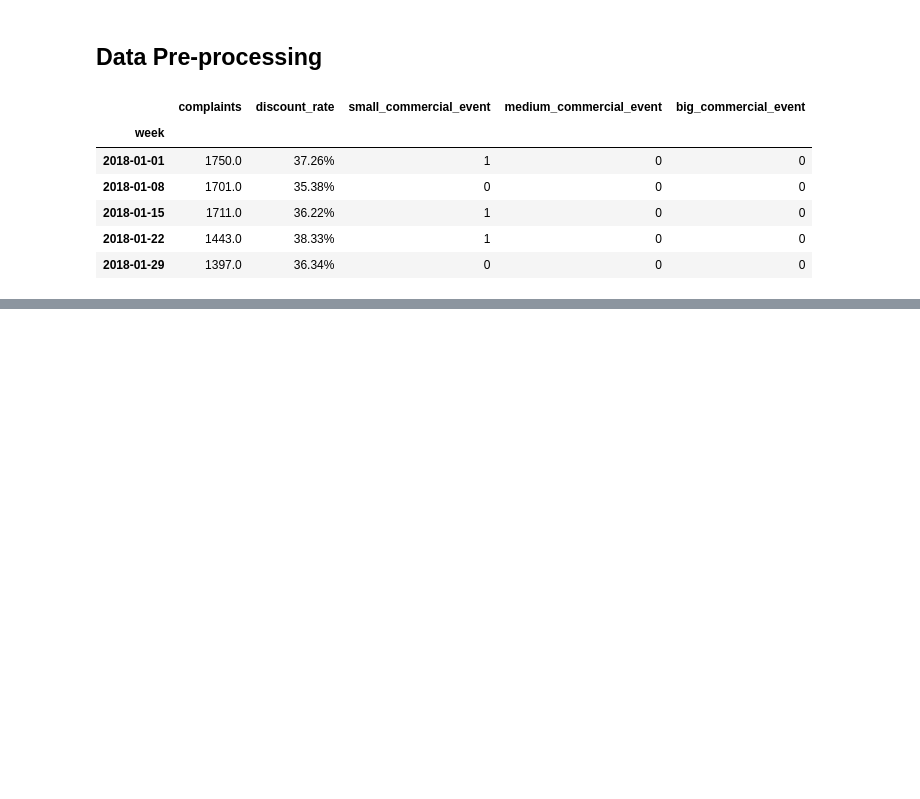
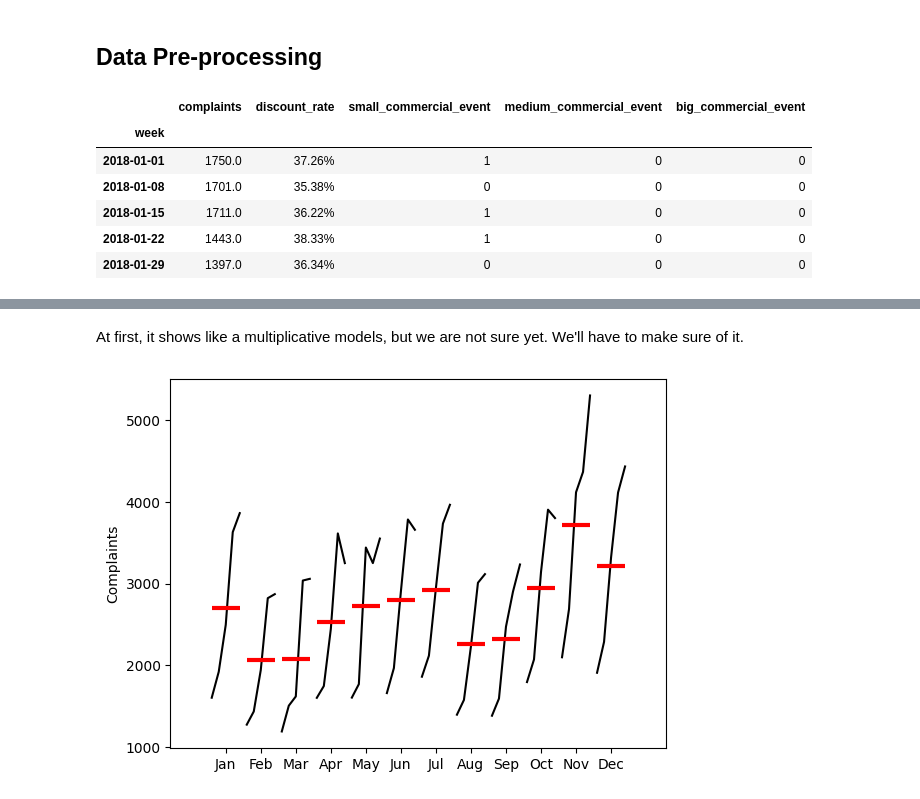
Before and after one commit to ReinerJasin/learn_time_series, a Jupyter notebook: project/5-exponential_smoothing_and_holt_winters.ipynb, the cells around one changed output, grey strips where cells are left out. Drawn from its saved outputs; the diff is of its cells as text; code cells hidden in the pictures; blank space fills up the shorter version.

```diff
--- a/project/5-exponential_smoothing_and_holt_winters.ipynb
+++ b/project/5-exponential_smoothing_and_holt_winters.ipynb
@@ -78,8 +87,12 @@ TypeError: no numeric data to plot
+# %% [markdown]
+At first, it shows like a multiplicative models, but we are not sure yet. We'll have to make sure of it.
 # %%
 from statsmodels.graphics.tsaplots import month_plot
 
-month_plot(data['Close'].resample('ME').mean(), ylabel='Closing')
+month_plot(data['complaints'].resample('ME').mean(), ylabel='Complaints')
 plt.show()
+# %% [output]
+[figure, added]
 # %%
 from statsmodels.graphics.tsaplots import quarter_plot
 
```
Also changed, not shown: parts of 8 cells of this notebook.
